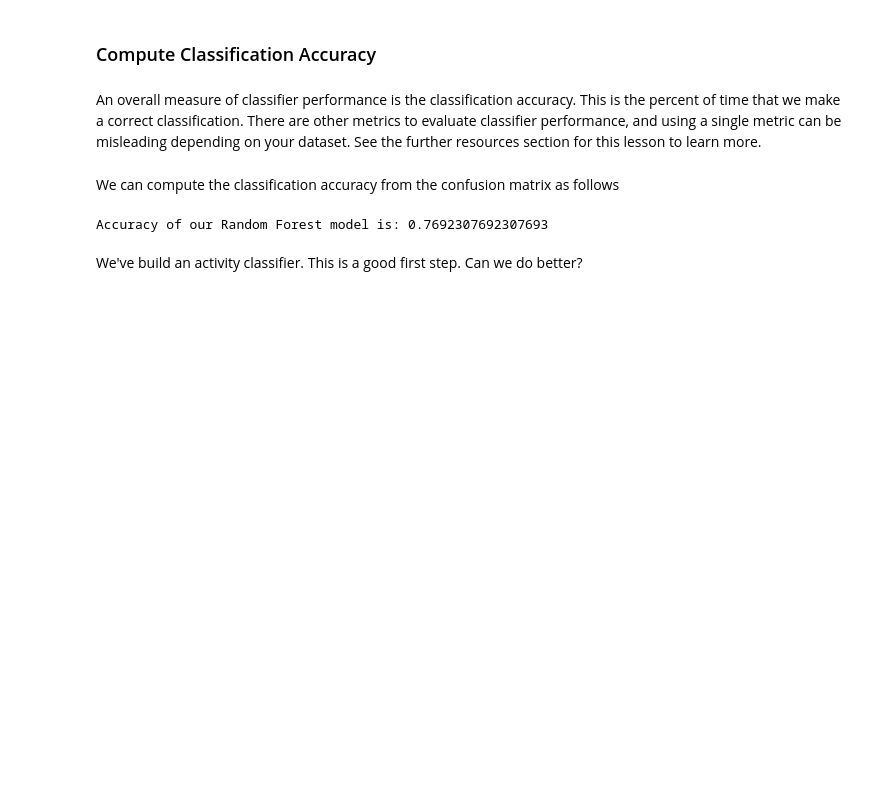
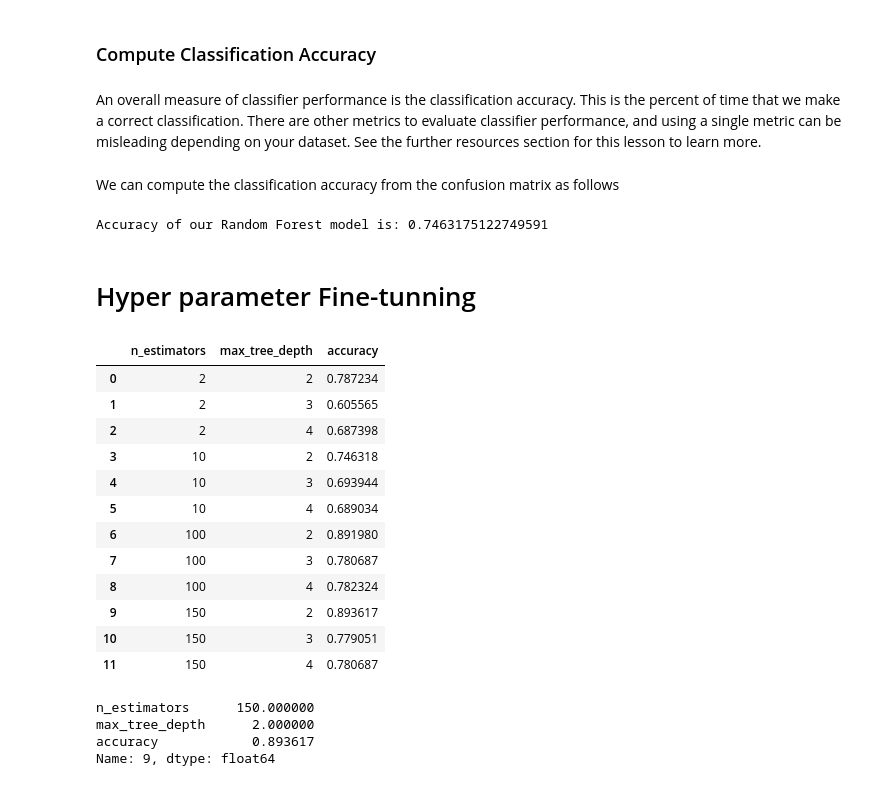
Before and after one commit to CheloGE/Activity_Classifier_from_Accelerometer, a Jupyter notebook: 3_Activity_Classifier.ipynb, the cells around one changed output. Drawn from its saved outputs; the diff is of its cells as text; code cells hidden in the pictures; blank space fills up the shorter version.

```diff
--- a/3_Activity_Classifier.ipynb
+++ b/3_Activity_Classifier.ipynb
@@ -174,12 +175,17 @@ An overall measure of classifier performance is the classification accuracy. Thi
 # %% [markdown]
 We can compute the classification accuracy from the confusion matrix as follows
 # %%
-TP = np.sum(np.diag(cm)) # True positives
-TN = 0; # Out model does not predict if a class is negative
-Total = np.sum(cm) # total number of samples
+def compute_accuracy(cm):
+    """
+        Computes accuracy from confusion matrix data
+    """
+    TP = np.sum(np.diag(cm)) # True positives
+    TN = 0; # Our model does not predict if a class is negative
+    Total = np.sum(cm) # total number of samples
+    return (TP+TN)/Total
 # %%
-print(f"Accuracy of our Random Forest model is: {(TP+TN)/Total}")
+print(f"Accuracy of our Random Forest model is: {compute_accuracy(cm)}")
 # %% [output]
-Accuracy of our Random Forest model is: 0.7692307692307693
+Accuracy of our Random Forest model is: 0.7463175122749591
-# %% [markdown]
-We've build an activity classifier. This is a good first step. Can we do better?
+# %% [markdown]
+# Hyper parameter Fine-tunning
@@ -185,0 +222,26 @@ We've build an activity classifier. This is a good first step. Can we do better?
+# %%
+accuracy_table_df = pd.DataFrame(accuracy_table,
+                                 columns=['n_estimators', 'max_tree_depth', 'accuracy'])
+accuracy_table_df
+# %% [output]
+|  | n_estimators | max_tree_depth | accuracy |
+| 0 | 2 | 2 | 0.787234 |
+| 1 | 2 | 3 | 0.605565 |
+| 2 | 2 | 4 | 0.687398 |
+| 3 | 10 | 2 | 0.746318 |
+| 4 | 10 | 3 | 0.693944 |
+| 5 | 10 | 4 | 0.689034 |
+| 6 | 100 | 2 | 0.891980 |
+| 7 | 100 | 3 | 0.780687 |
+| 8 | 100 | 4 | 0.782324 |
+| 9 | 150 | 2 | 0.893617 |
+| 10 | 150 | 3 | 0.779051 |
+| 11 | 150 | 4 | 0.780687 |
+# %%
+# Best combination of parameters is:
+accuracy_table_df.loc[accuracy_table_df.accuracy.idxmax()]
+# %% [output]
+n_estimators      150.000000
+max_tree_depth      2.000000
+accuracy            0.893617
+Name: 9, dtype: float64
```
Also changed, not shown: parts of 14 cells of this notebook.
